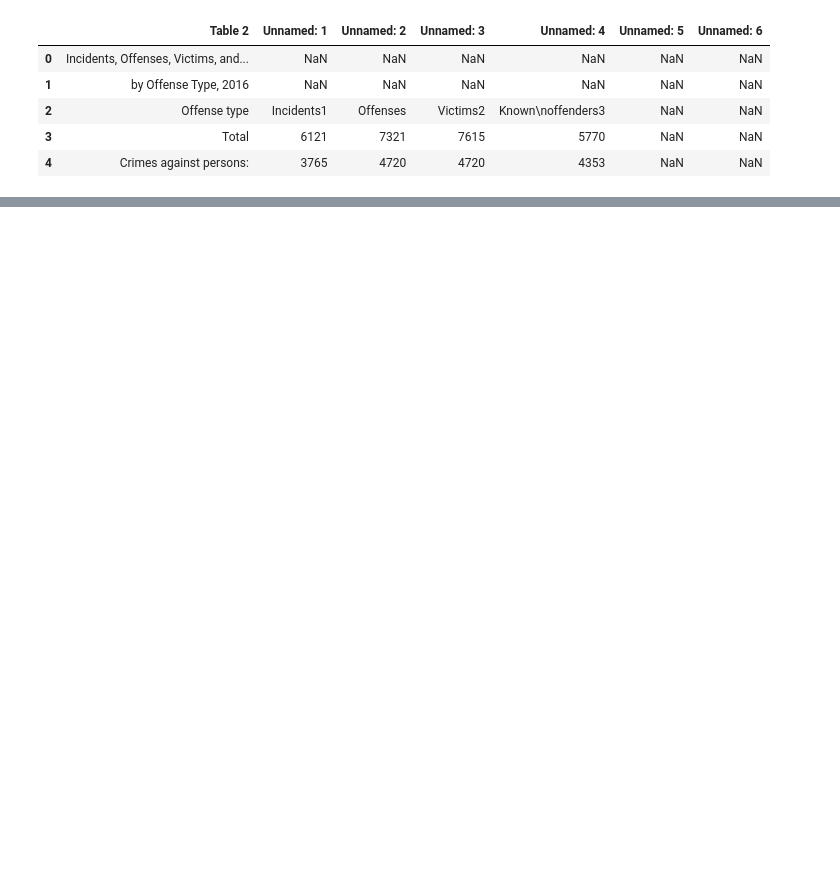
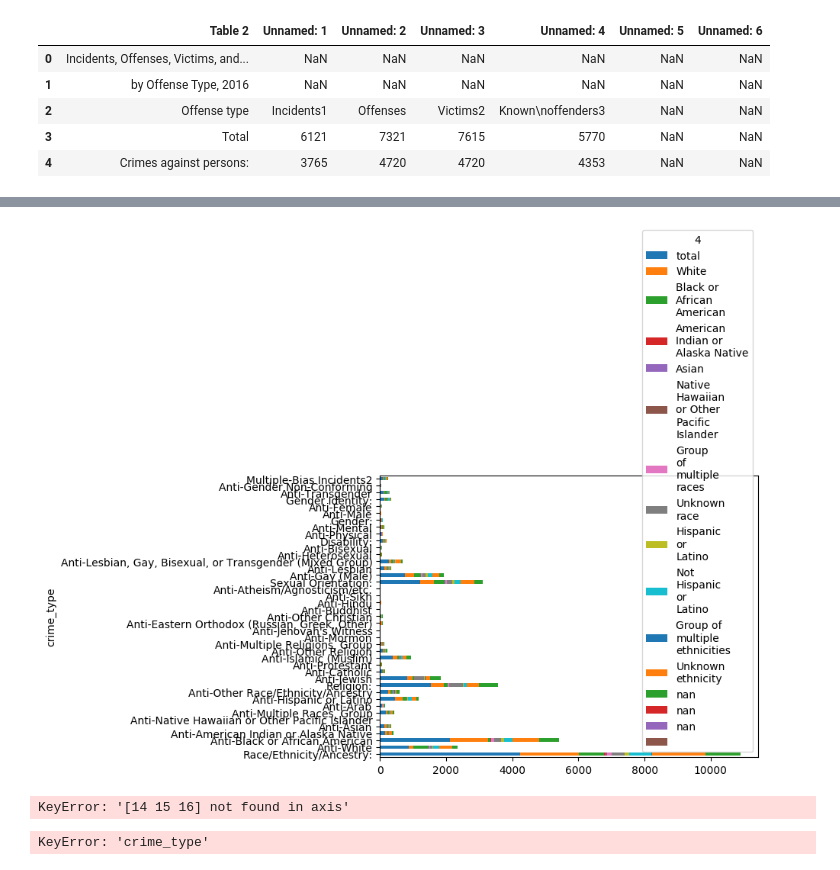
Before and after one commit to vpenney/data-studio, a Jupyter notebook: code/02-hate-crime/Hate Crimes Notebook.ipynb, the cells around one changed output, grey strips where cells are left out. Drawn from its saved outputs; the diff is of its cells as text; code cells hidden in the pictures; blank space fills up the shorter version.

Commit message:
hate crime updates

```diff
--- a/code/02-hate-crime/Hate Crimes Notebook.ipynb
+++ b/code/02-hate-crime/Hate Crimes Notebook.ipynb
@@ -137,0 +138,2 @@ ax.legend(bbox_to_anchor=(1.05, 1), loc=2, borderaxespad=0.)
+# %%
+races = pd.read_excel("Table_5_Offenses_Known_Offenders_Race_and_Ethnicity_by_Bias_Motivation_2016.xls")
@@ -137,0 +142,5 @@ ax.legend(bbox_to_anchor=(1.05, 1), loc=2, borderaxespad=0.)
+# %%
+races.drop([0,1,2,3, 5, 48, 49], inplace=True)
+# %%
+races.columns = races.iloc[0]
+races.drop([4], inplace=True)
@@ -137,0 +167,3 @@ ax.legend(bbox_to_anchor=(1.05, 1), loc=2, borderaxespad=0.)
+# %%
+races.columns.values[0] = 'crime_type'
+races.columns.values[1] = 'total'
@@ -137,0 +196,16 @@ ax.legend(bbox_to_anchor=(1.05, 1), loc=2, borderaxespad=0.)
+# %%
+plt.rcdefaults()
+races.plot(x='crime_type', kind='barh', stacked=True)
+plt.show()
+# %% [output]
+[figure, added]
+# %%
+races_transposed = races.T
+races_transposed.drop([14,15,16])
+# %% [output]
+KeyError: '[14 15 16] not found in axis'
+# %%
+races_transposed.plot(x='crime_type', kind='barh', stacked=True)
+plt.show()
+# %% [output]
+KeyError: 'crime_type'
```
Also changed, not shown: parts of 30 cells of this notebook.
